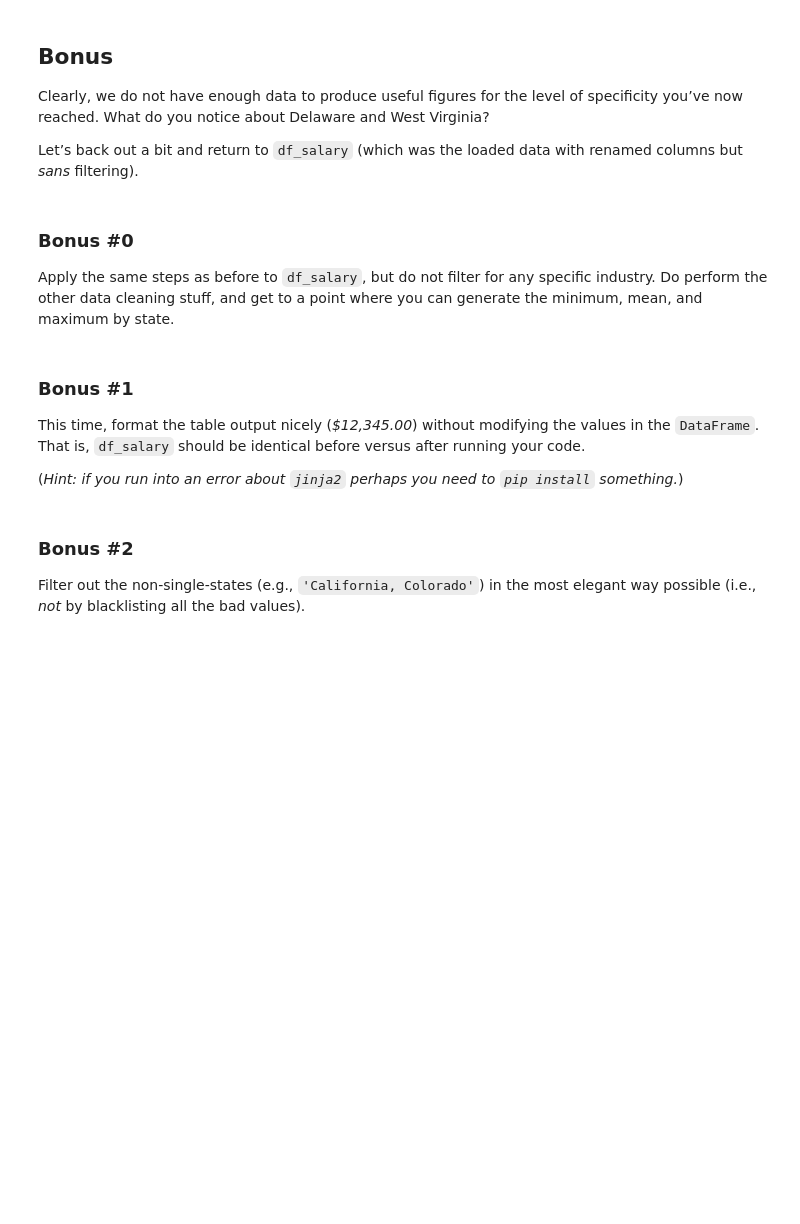
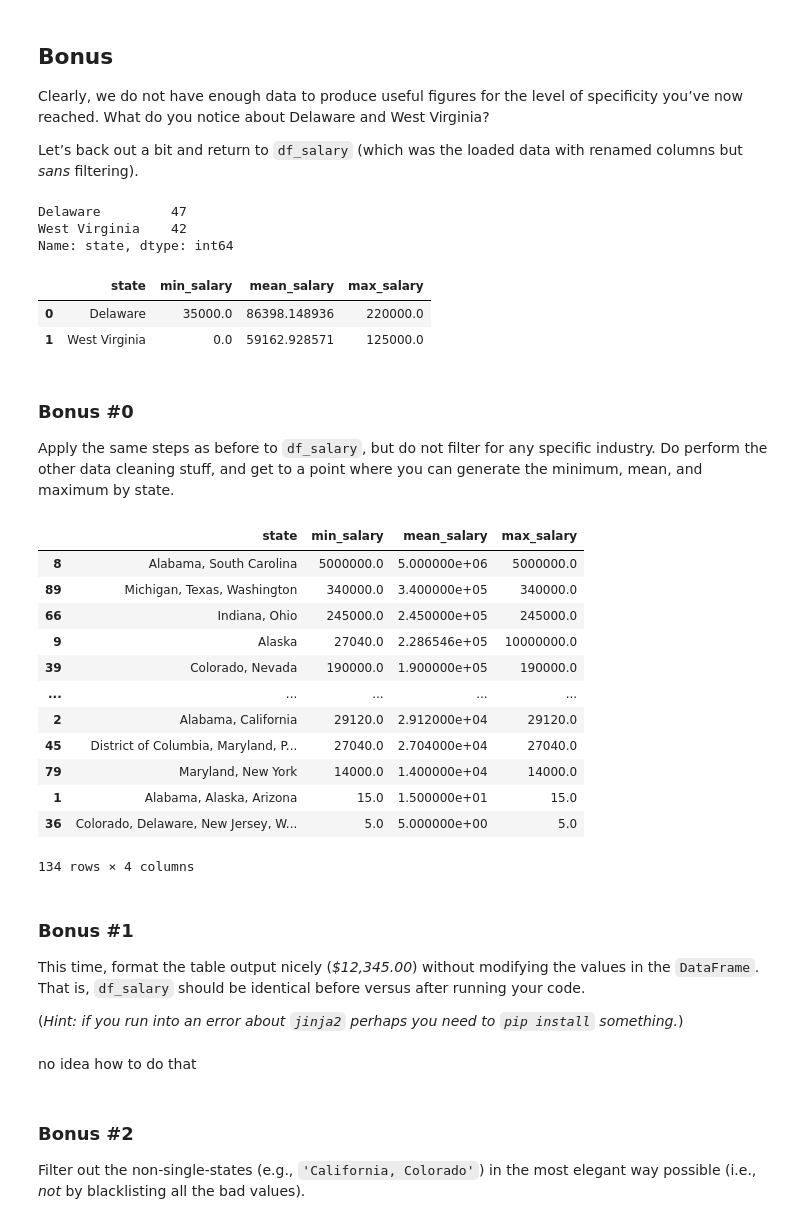
Before and after one commit to tsunar2002/ds-fall-2025-tue, a Jupyter notebook: Week-02-Pandas-Part-2-and-DS-Overview/exercise/Albert-Bagdasarov-HomeWork-week-02.ipynb, the cells around one changed output. Drawn from its saved outputs; the diff is of its cells as text; code cells hidden in the pictures; blank space fills up the shorter version.

```diff
--- a/Week-02-Pandas-Part-2-and-DS-Overview/exercise/Albert-Bagdasarov-HomeWork-week-02.ipynb
+++ b/Week-02-Pandas-Part-2-and-DS-Overview/exercise/Albert-Bagdasarov-HomeWork-week-02.ipynb
@@ -296,0 +392,6 @@ Let’s back out a bit and return to `df_salary` (which was the loaded data with
+# %%
+virgina_and_delaware['state'].value_counts()
+# %% [output]
+Delaware         47
+West Virginia    42
+Name: state, dtype: int64
@@ -297,13 +400,47 @@ Let’s back out a bit and return to `df_salary` (which was the loaded data with
+# %%
+virgina_and_delaware.groupby('state').agg(
+    min_salary = ("salary","min"),
+    mean_salary = ("salary","mean"),
+    max_salary = ("salary","max")
+).reset_index().sort_values(by="mean_salary", ascending=False)
+# %% [output]
+|  | state | min_salary | mean_salary | max_salary |
+| 0 | Delaware | 35000.0 | 86398.148936 | 220000.0 |
+| 1 | West Virginia | 0.0 | 59162.928571 | 125000.0 |
 # %% [markdown]
 ### Bonus #0
 
 Apply the same steps as before to `df_salary`, but do not filter for any specific industry. Do perform the other data cleaning stuff, and get to a point where you can generate the minimum, mean, and maximum by state.
+# %%
+df_salary["salary"] = df_salary["salary"].astype(str).str.replace(",", "").astype(float)
+# %%
+df_salary.groupby('state').agg(
+    min_salary = ("salary","min"),
+    mean_salary = ("salary","mean"),
+    max_salary = ("salary","max")
+).reset_index().sort_values(by="mean_salary", ascending=False)
+# %% [output]
+|  | state | min_salary | mean_salary | max_salary |
+| 8 | Alabama, South Carolina | 5000000.0 | 5.000000e+06 | 5000000.0 |
+| 89 | Michigan, Texas, Washington | 340000.0 | 3.400000e+05 | 340000.0 |
+| 66 | Indiana, Ohio | 245000.0 | 2.450000e+05 | 245000.0 |
+| 9 | Alaska | 27040.0 | 2.286546e+05 | 10000000.0 |
+| 39 | Colorado, Nevada | 190000.0 | 1.900000e+05 | 190000.0 |
+| ... | ... | ... | ... | ... |
+| 2 | Alabama, California | 29120.0 | 2.912000e+04 | 29120.0 |
+| 45 | District of Columbia, Maryland, P... | 27040.0 | 2.704000e+04 | 27040.0 |
+| 79 | Maryland, New York | 14000.0 | 1.400000e+04 | 14000.0 |
+| 1 | Alabama, Alaska, Arizona | 15.0 | 1.500000e+01 | 15.0 |
+| 36 | Colorado, Delaware, New Jersey, W... | 5.0 | 5.000000e+00 | 5.0 |
+134 rows × 4 columns
 # %% [markdown]
 ### Bonus #1
 
 This time, format the table output nicely (*$12,345.00*) without modifying the values in the `DataFrame`. That is, `df_salary` should be identical before versus after running your code.
 
 (*Hint: if you run into an error about `jinja2` perhaps you need to `pip install` something.*)
+# %% [markdown]
+no idea how to do that
 # %% [markdown]
 ### Bonus #2
 
```
Also changed, not shown: parts of 23 cells of this notebook.
